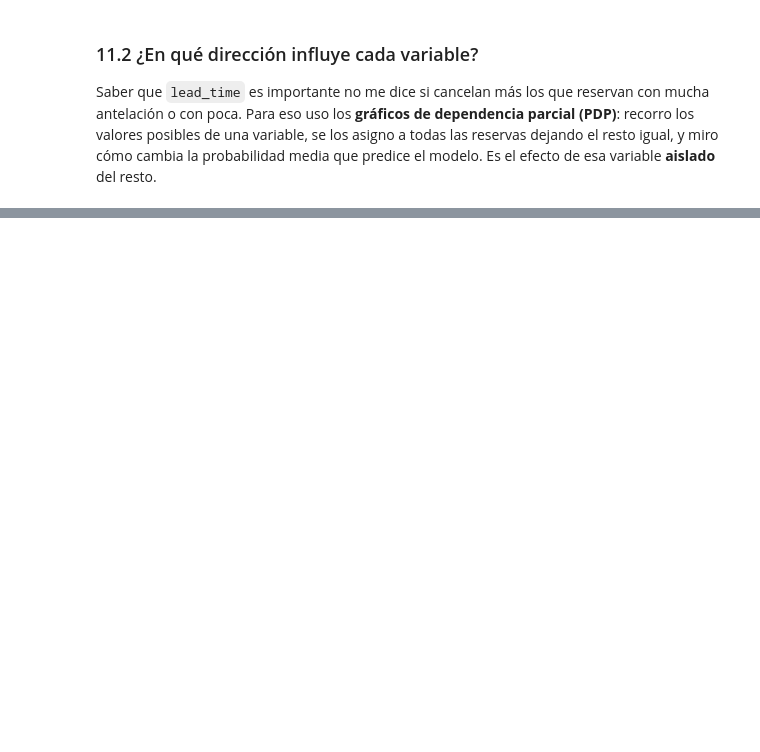
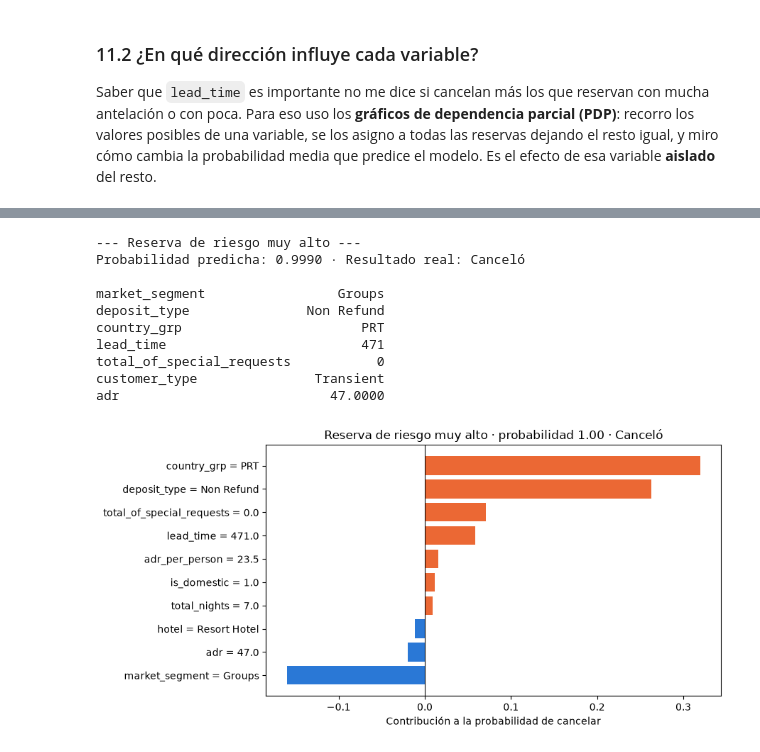
Before and after one commit to davidvilasiaba12345-a11y/Proyecto-Maching-Learning-David-Vila-Siaba, a Jupyter notebook: proyecto.ipynb, the cells around one changed output, grey strips where cells are left out. Saved outputs shown, nothing was run; the diff lists cells and outputs as text; code cells hidden in the pictures; blank space fills up the shorter version.

```diff
--- a/proyecto.ipynb
+++ b/proyecto.ipynb
@@ -1869,0 +1934,44 @@ for ax, var in zip(axes, VARS_PDP):
+# %%
+def explicar_reserva(pos, titulo):
+    """
+    Descompone la predicción de una reserva del test en contribuciones SHAP.
+    """
+    reserva = X_test.iloc[[pos]]
+    prob = proba_test[pos]
+    real = 'Canceló' if y_test.iloc[pos] == 1 else 'Se alojó'
+
+    print(f'--- {titulo} ---')
+    print(f'Probabilidad predicha: {prob:.4f} · Resultado real: {real}\n')
+    print(reserva[['market_segment', 'deposit_type', 'country_grp', 'lead_time', 'total_of_special_requests', 'customer_type', 'adr']].T.to_string(header=False))
+
+    sh = explainer.predict_parts(reserva, type='shap', B=10, random_state=RANDOM_STATE)
+    r = sh.result[sh.result['B'] == 0].copy()
+    r['peso'] = r['contribution'].abs()
+    r = r.sort_values('peso', ascending=False).head(10).sort_values('contribution')
+
+    fig, ax = plt.subplots(figsize=(9, 4.5))
+    colores = [C_SI if c > 0 else C_NO for c in r['contribution']]
+    ax.barh(r['variable'], r['contribution'], color=colores)
+    ax.axvline(0, color='black', lw=0.8)
+    ax.set_xlabel('Contribución a la probabilidad de cancelar')
+    ax.set_title(f'{titulo} · probabilidad {prob:.2f} · {real}')
+    plt.tight_layout()
+    plt.show()
+
+orden = np.argsort(proba_test)
+pos_bajo = next(p for p in orden if y_test.iloc[p] == 0)
+pos_alto = next(p for p in orden[::-1] if y_test.iloc[p] == 1)
+
+explicar_reserva(pos_alto, 'Reserva de riesgo muy alto')
+# %% [output]
+--- Reserva de riesgo muy alto ---
+Probabilidad predicha: 0.9990 · Resultado real: Canceló
+
+market_segment                 Groups
+deposit_type               Non Refund
+country_grp                       PRT
+lead_time                         471
+total_of_special_requests           0
+customer_type               Transient
+adr                           47.0000
+[figure, added]
```
Also changed, not shown: parts of 15 cells of this notebook.
